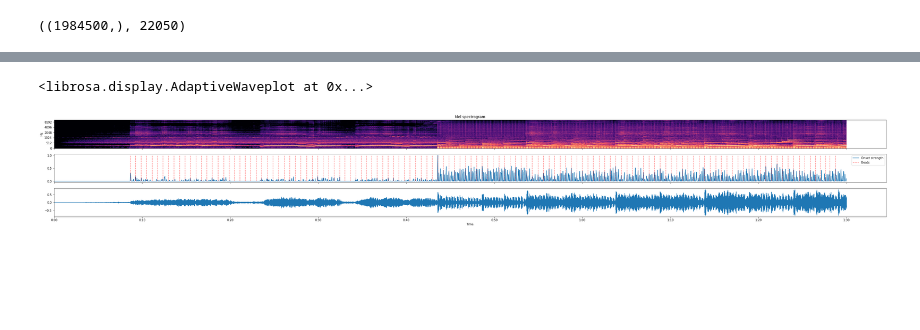
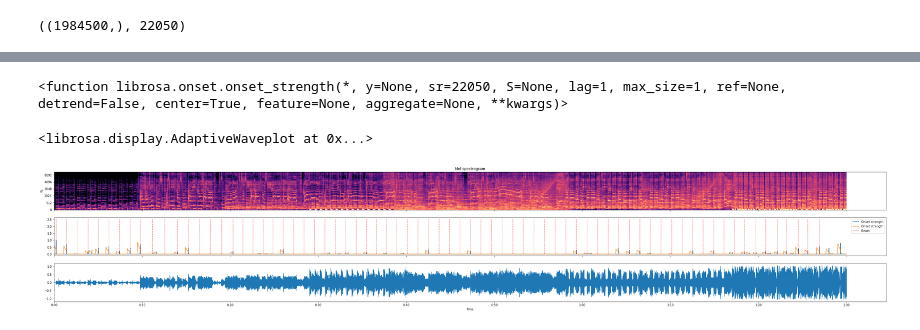
Before and after one commit to ssrp/not-final-cut-pro, a Jupyter notebook: notebook/Python beat-detection.ipynb, the cells around one changed output, grey strips where cells are left out. Cells and saved outputs as stored; diff of their text form; code cells hidden in the pictures; blank space fills up the shorter version.

```diff
--- a/notebook/Python beat-detection.ipynb
+++ b/notebook/Python beat-detection.ipynb
@@ -2,13 +2,15 @@
 import os
 import numpy as np
 from matplotlib import pyplot as plt
-plt.rcParams["figure.figsize"] = (50,6)
+plt.rcParams["figure.figsize"] = (50,8)
+
+import torch
 
 import librosa
 from librosa.filters import mel as librosa_mel_fn
 from librosa.display import waveshow
 # %%
-wave, sr = librosa.load("../input/latika.flac", duration=90)
+wave, sr = librosa.load("../input/aintme.flac", duration=90)
 wave.shape, sr
 # %% [output]
 ((1984500,), 22050)
@@ -43,23 +89,29 @@ waveshow(wave)
+# %%
+librosa.onset.onset_strength
+# %% [output]
+<function librosa.onset.onset_strength(*, y=None, sr=22050, S=None, lag=1, max_size=1, ref=None, detrend=False, center=True, feature=None, aggregate=None, **kwargs)>
 # %%
 y = wave
 
-onset_env = librosa.onset.onset_strength(y=y, sr=sr, aggregate=np.median)
+onset_env = librosa.onset.onset_strength(y=y, sr=sr, aggregate=np.median, max_size=7)
 
 tempo, beats = librosa.beat.beat_track(onset_envelope=onset_env, sr=sr)
 
 hop_length = 512
 fig, ax = plt.subplots(nrows=3, sharex=True)
 times = librosa.times_like(onset_env, sr=sr, hop_length=hop_length)
 M = librosa.feature.melspectrogram(y=y, sr=sr, hop_length=hop_length)
 librosa.display.specshow(librosa.power_to_db(M, ref=np.max),
                          y_axis='mel', x_axis='time', hop_length=hop_length,
                          ax=ax[0])
 ax[0].label_outer()
+
 ax[0].set(title='Mel spectrogram')
 ax[1].plot(times, librosa.util.normalize(onset_env), label='Onset strength')
-ax[1].vlines(times[beats], 0, 1, alpha=0.5, color='r', linestyle='--', label='Beats')
+ax[1].plot(times, numpyEWMA(onset_env, 15), label='Onset strength')
+ax[1].vlines(times[beats], 0, 2.5, alpha=0.5, color='r', linestyle='--', label='Beats')
 ax[1].legend()
 waveshow(wave)
 # %% [output]
 <librosa.display.AdaptiveWaveplot at 0x...>
-[figure, old version]
+[figure, new version]
```
Also changed, not shown: parts of 13 cells of this notebook.
